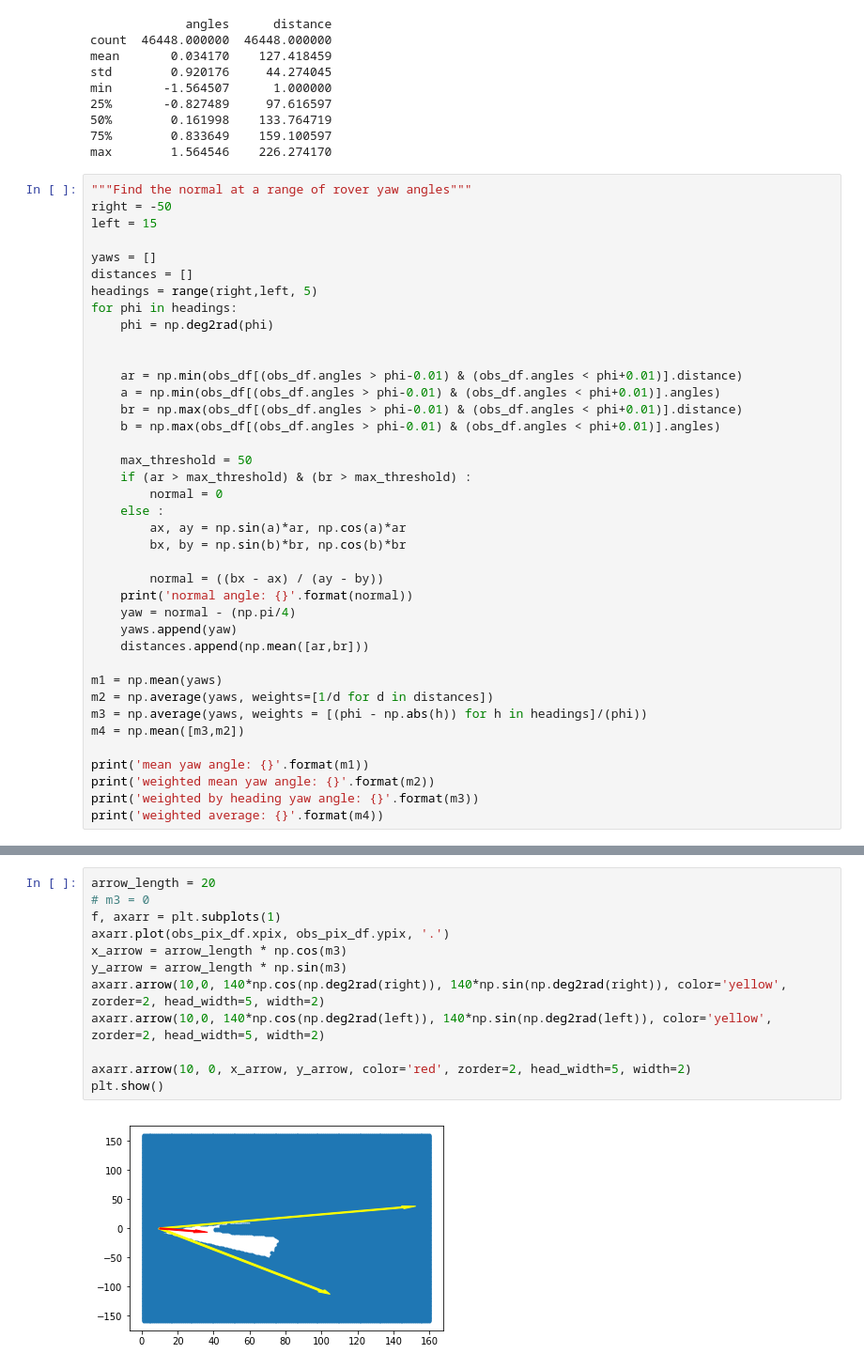
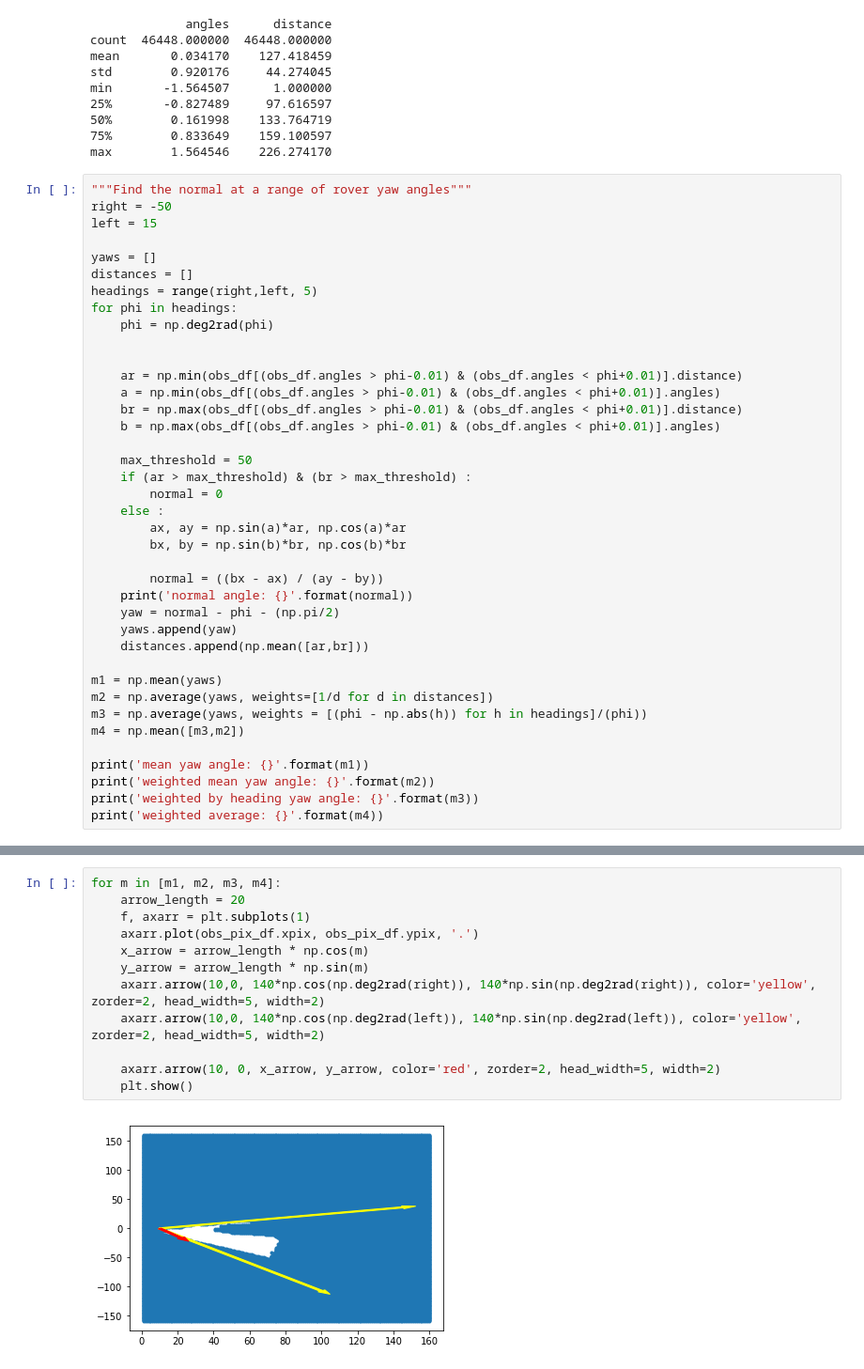
Before and after one commit to CCThompson82/RoboND-Rover-Project, a Jupyter notebook: code/Explore nav angles and distances.ipynb, the cells around one changed output, grey strips where cells are left out. Shown at 94% size. Drawn from its saved outputs; the diff is of its cells as text.

```diff
--- a/code/Explore nav angles and distances.ipynb
+++ b/code/Explore nav angles and distances.ipynb
@@ -84,7 +84,7 @@ for phi in headings:
 
         normal = ((bx - ax) / (ay - by))
     print('normal angle: {}'.format(normal))
-    yaw = normal - (np.pi/4)
+    yaw = normal - phi - (np.pi/2)
     yaws.append(yaw)
     distances.append(np.mean([ar,br]))
 
@@ -118,14 +118,14 @@ weighted average: -0.36732428030276876
 # %%
-arrow_length = 20
-# m3 = 0
-f, axarr = plt.subplots(1)
-axarr.plot(obs_pix_df.xpix, obs_pix_df.ypix, '.')
-x_arrow = arrow_length * np.cos(m3)
-y_arrow = arrow_length * np.sin(m3)
-axarr.arrow(10,0, 140*np.cos(np.deg2rad(right)), 140*np.sin(np.deg2rad(right)), color='yellow', zorder=2, head_width=5, width=2)
-axarr.arrow(10,0, 140*np.cos(np.deg2rad(left)), 140*np.sin(np.deg2rad(left)), color='yellow', zorder=2, head_width=5, width=2)
+for m in [m1, m2, m3, m4]:
+    arrow_length = 20
+    f, axarr = plt.subplots(1)
+    axarr.plot(obs_pix_df.xpix, obs_pix_df.ypix, '.')
+    x_arrow = arrow_length * np.cos(m)
+    y_arrow = arrow_length * np.sin(m)
+    axarr.arrow(10,0, 140*np.cos(np.deg2rad(right)), 140*np.sin(np.deg2rad(right)), color='yellow', zorder=2, head_width=5, width=2)
+    axarr.arrow(10,0, 140*np.cos(np.deg2rad(left)), 140*np.sin(np.deg2rad(left)), color='yellow', zorder=2, head_width=5, width=2)
 
-axarr.arrow(10, 0, x_arrow, y_arrow, color='red', zorder=2, head_width=5, width=2)
-plt.show()
+    axarr.arrow(10, 0, x_arrow, y_arrow, color='red', zorder=2, head_width=5, width=2)
+    plt.show()
 # %% [output]
-[figure, old version]
+[figure, new version]
```
Also changed, not shown: parts of 2 cells of this notebook.
